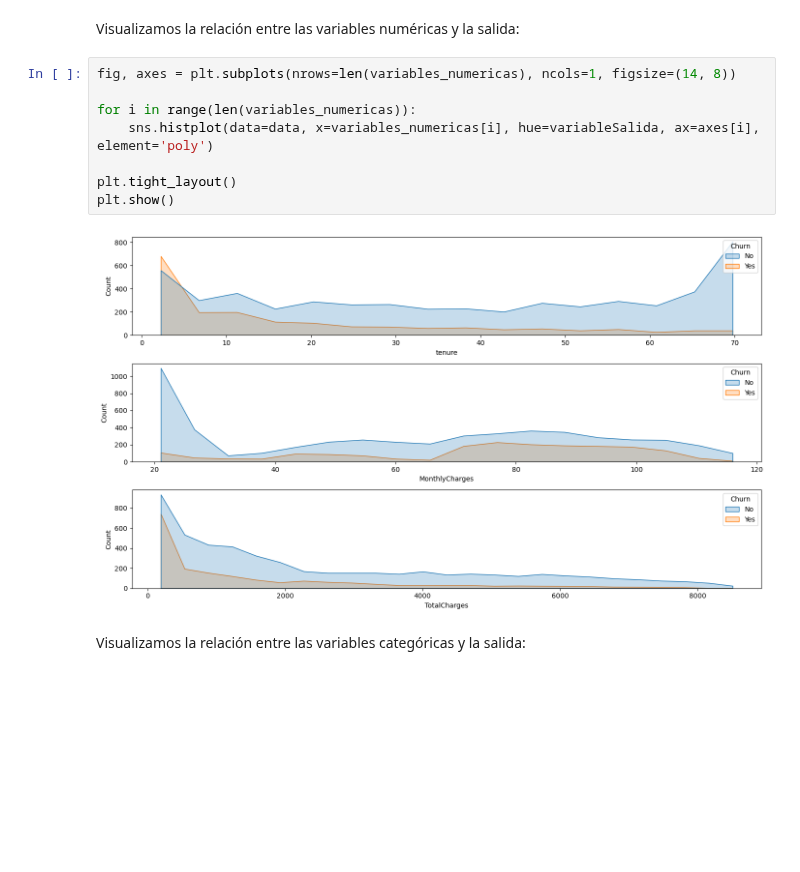
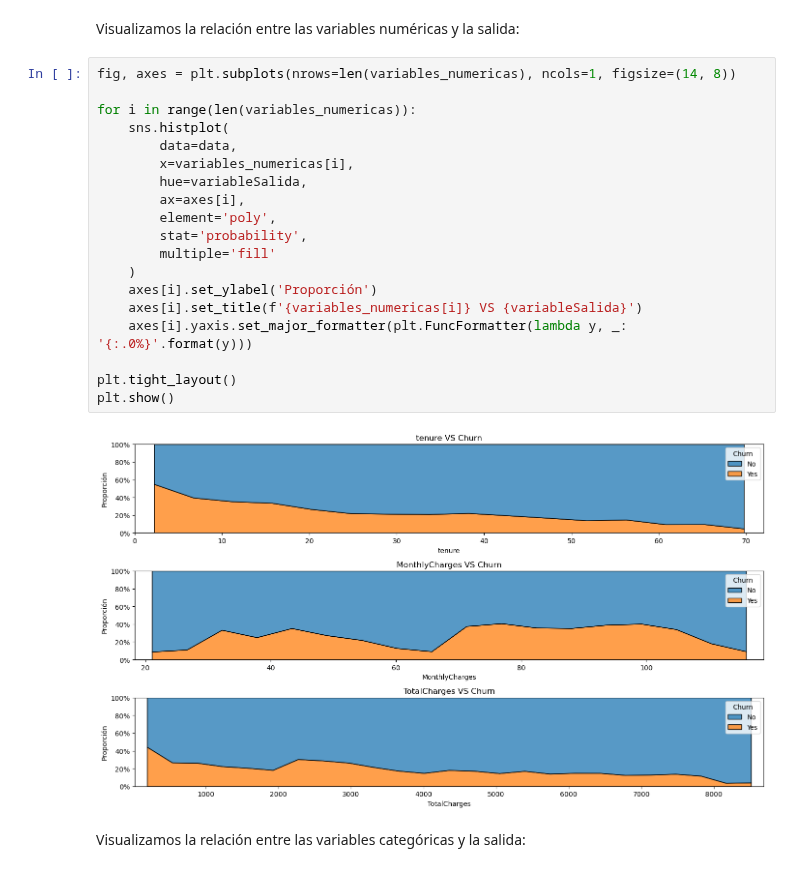
Before and after one commit to GOIH/MineriaDatos, a Jupyter notebook: analisis.ipynb, the cells around one changed output. Drawn from its saved outputs; the diff is of its cells as text; blank space fills up the shorter version.

```diff
--- a/analisis.ipynb
+++ b/analisis.ipynb
@@ -200,12 +200,23 @@ Visualizamos la relación entre las variables numéricas y la salida:
 # %%
 fig, axes = plt.subplots(nrows=len(variables_numericas), ncols=1, figsize=(14, 8))
 
 for i in range(len(variables_numericas)):
-    sns.histplot(data=data, x=variables_numericas[i], hue=variableSalida, ax=axes[i], element='poly')
+    sns.histplot(
+        data=data,
+        x=variables_numericas[i],
+        hue=variableSalida,
+        ax=axes[i],
+        element='poly',
+        stat='probability',
+        multiple='fill'
+    )
+    axes[i].set_ylabel('Proporción')
+    axes[i].set_title(f'{variables_numericas[i]} VS {variableSalida}')
+    axes[i].yaxis.set_major_formatter(plt.FuncFormatter(lambda y, _: '{:.0%}'.format(y)))
 
 plt.tight_layout()
 plt.show()
 # %% [output]
-[figure, old version]
+[figure, new version]
 # %% [markdown]
 Visualizamos la relación entre las variables categóricas y la salida:
```
Also changed, not shown: parts of 30 cells of this notebook.
